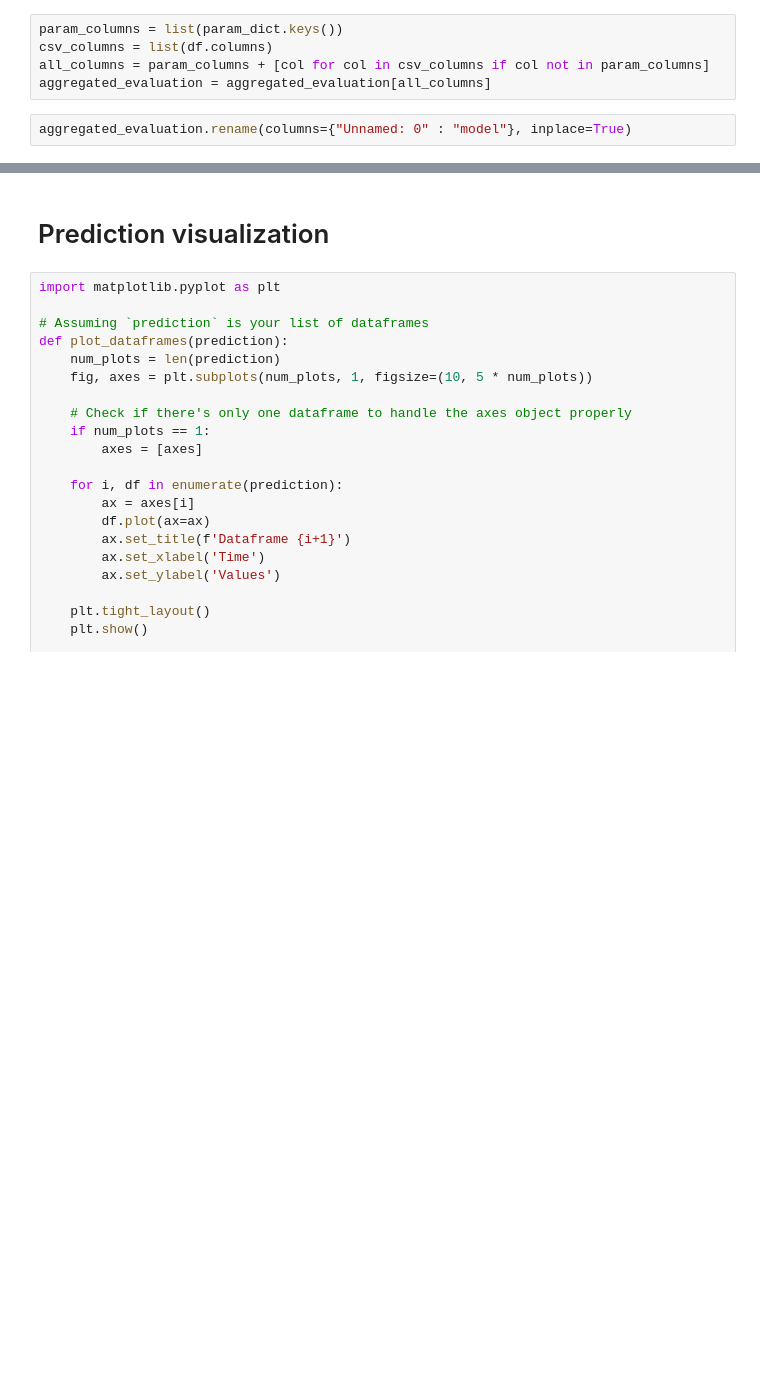
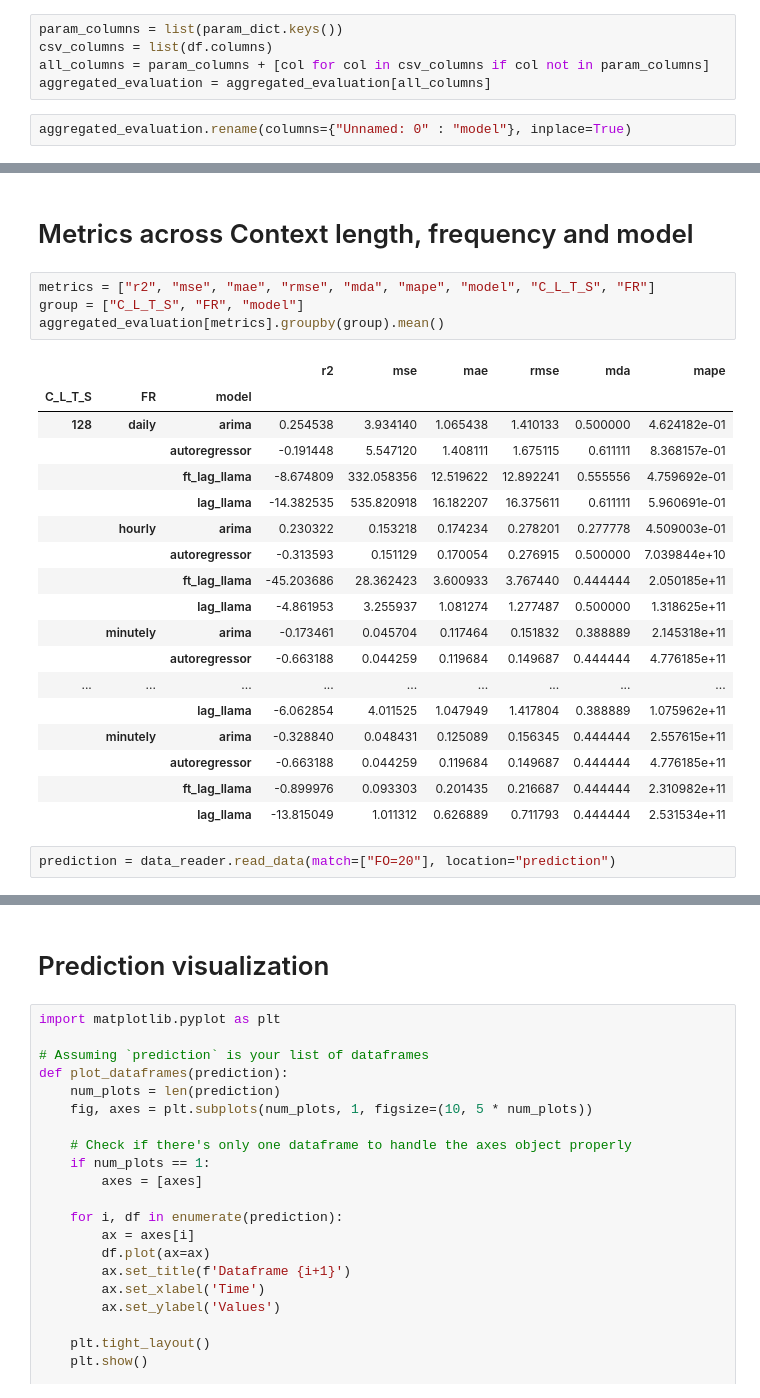
Before and after one commit to filip-topic/Time-Series-Foundation-Models-in-Financial-time-series-prediction, a Jupyter notebook: data_analysis.ipynb, the cells around one changed output, grey strips where cells are left out. Cells and saved outputs as stored; diff of their text form; blank space fills up the shorter version.

```diff
--- a/data_analysis.ipynb
+++ b/data_analysis.ipynb
@@ -48,0 +168,27 @@ aggregated_evaluation.rename(columns={"Unnamed: 0" : "model"}, inplace=True)
+# %% [markdown]
+# Metrics across Context length, frequency and model
+# %%
+metrics = ["r2", "mse", "mae", "rmse", "mda", "mape", "model", "C_L_T_S", "FR"]
+group = ["C_L_T_S", "FR", "model"]
+aggregated_evaluation[metrics].groupby(group).mean()
+# %% [output]
+|  |  |  | r2 | mse | mae | rmse | mda | mape |
+| C_L_T_S | FR | model |  |  |  |  |  |  |
+| 128 | daily | arima | 0.254538 | 3.934140 | 1.065438 | 1.410133 | 0.500000 | 4.624182e-01 |
+|  |  | autoregressor | -0.191448 | 5.547120 | 1.408111 | 1.675115 | 0.611111 | 8.368157e-01 |
+|  |  | ft_lag_llama | -8.674809 | 332.058356 | 12.519622 | 12.892241 | 0.555556 | 4.759692e-01 |
+|  |  | lag_llama | -14.382535 | 535.820918 | 16.182207 | 16.375611 | 0.611111 | 5.960691e-01 |
+|  | hourly | arima | 0.230322 | 0.153218 | 0.174234 | 0.278201 | 0.277778 | 4.509003e-01 |
+|  |  | autoregressor | -0.313593 | 0.151129 | 0.170054 | 0.276915 | 0.500000 | 7.039844e+10 |
+|  |  | ft_lag_llama | -45.203686 | 28.362423 | 3.600933 | 3.767440 | 0.444444 | 2.050185e+11 |
+|  |  | lag_llama | -4.861953 | 3.255937 | 1.081274 | 1.277487 | 0.500000 | 1.318625e+11 |
+|  | minutely | arima | -0.173461 | 0.045704 | 0.117464 | 0.151832 | 0.388889 | 2.145318e+11 |
+|  |  | autoregressor | -0.663188 | 0.044259 | 0.119684 | 0.149687 | 0.444444 | 4.776185e+11 |
+| ... | ... | ... | ... | ... | ... | ... | ... | ... |
+|  |  | lag_llama | -6.062854 | 4.011525 | 1.047949 | 1.417804 | 0.388889 | 1.075962e+11 |
+|  | minutely | arima | -0.328840 | 0.048431 | 0.125089 | 0.156345 | 0.444444 | 2.557615e+11 |
+|  |  | autoregressor | -0.663188 | 0.044259 | 0.119684 | 0.149687 | 0.444444 | 4.776185e+11 |
+|  |  | ft_lag_llama | -0.899976 | 0.093303 | 0.201435 | 0.216687 | 0.444444 | 2.310982e+11 |
+|  |  | lag_llama | -13.815049 | 1.011312 | 0.626889 | 0.711793 | 0.444444 | 2.531534e+11 |
+# %%
+prediction = data_reader.read_data(match=["FO=20"], location="prediction")
```
Also changed, not shown: parts of 14 cells of this notebook, 8 other files.
